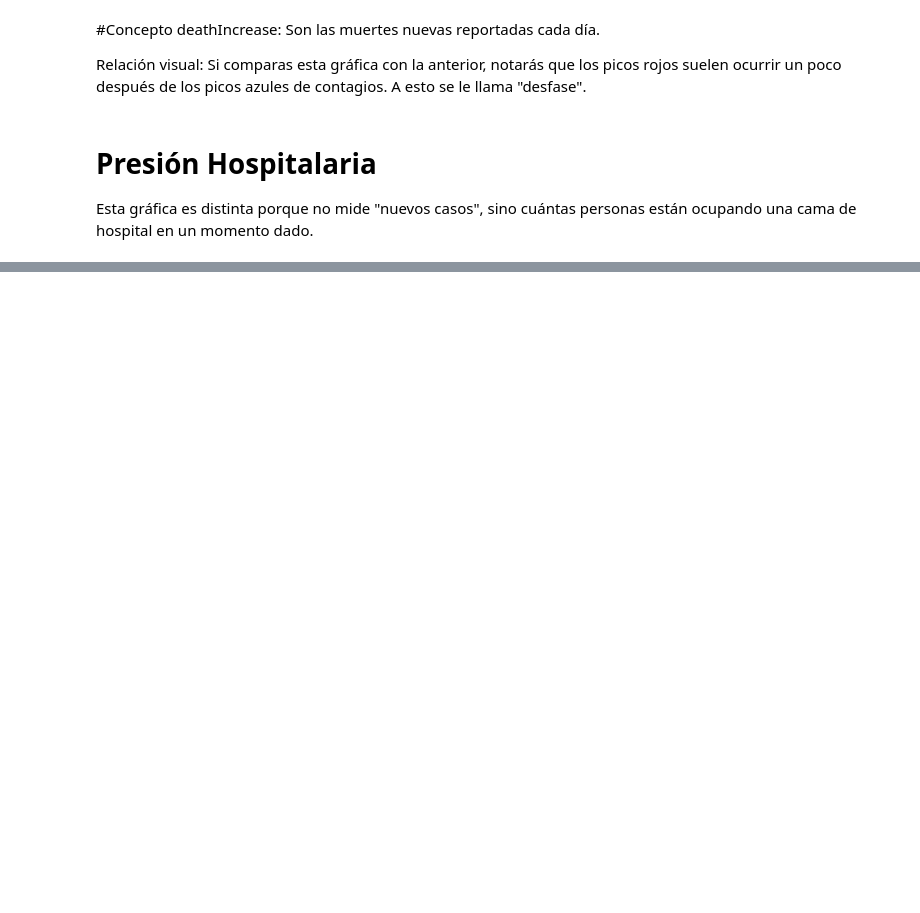
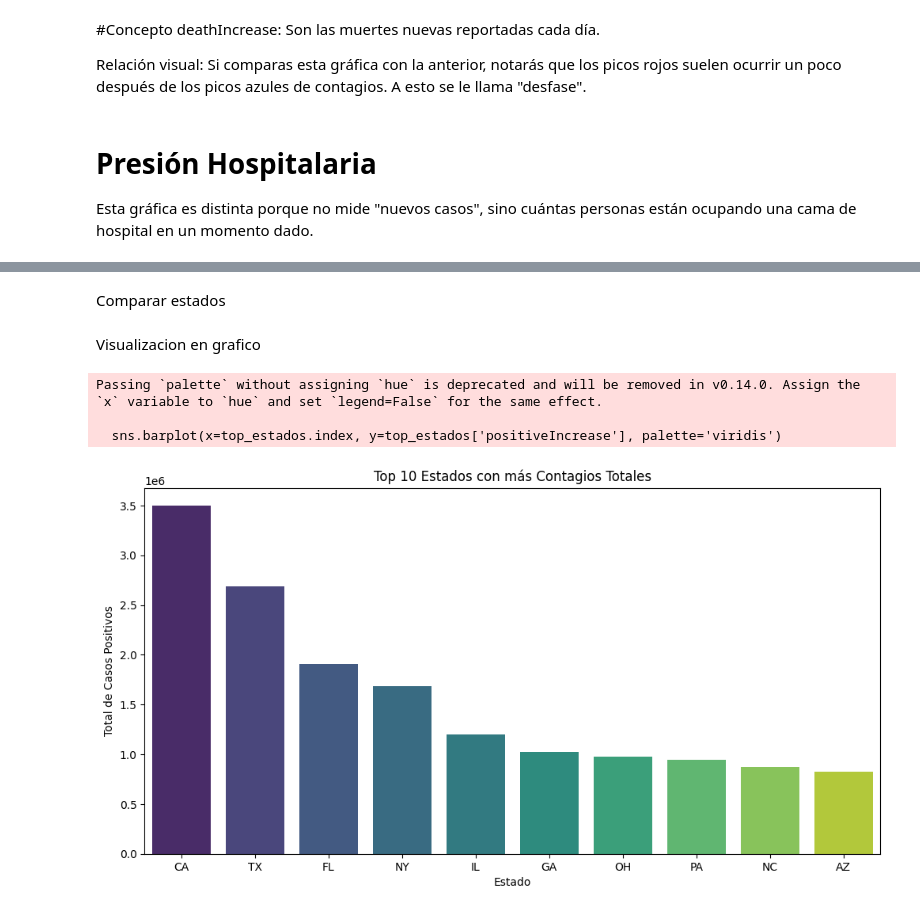
Before and after one commit to Leonkeneddy86/Analisis-Covid-19-, a Jupyter notebook: EDA.ipynb, the cells around one changed output, grey strips where cells are left out. Cells and saved outputs as stored; diff of their text form; code cells hidden in the pictures; blank space fills up the shorter version.

```diff
--- a/EDA.ipynb
+++ b/EDA.ipynb
@@ -430,0 +582,10 @@ Importancia: Sirve para entender si el sistema sanitario estaba saturado o si te
+# %%
+# 1. Agrupamos por estado y sumamos los valores
+# Seleccionamos las columnas que nos interesan
+estados_totales = df.groupby('state')[['positiveIncrease', 'deathIncrease']].sum()
+
+# 2. Ordenamos de mayor a mayor por contagios
+top_estados = estados_totales.sort_values('positiveIncrease', ascending=False).head(10)
+
+# 3. Mostramos el resultado
+print(top_estados)
@@ -430,0 +605,20 @@ Importancia: Sirve para entender si el sistema sanitario estaba saturado o si te
+# %% [markdown]
+Comparar estados
+# %% [markdown]
+Visualizacion en grafico
+# %%
+plt.figure(figsize=(12, 6))
+
+# Creamos un gráfico de barras
+sns.barplot(x=top_estados.index, y=top_estados['positiveIncrease'], palette='viridis')
+
+plt.title('Top 10 Estados con más Contagios Totales')
+plt.xlabel('Estado')
+plt.ylabel('Total de Casos Positivos')
+
+plt.show()
+# %% [output]
+Passing `palette` without assigning `hue` is deprecated and will be removed in v0.14.0. Assign the `x` variable to `hue` and set `legend=False` for the same effect.
+
+  sns.barplot(x=top_estados.index, y=top_estados['positiveIncrease'], palette='viridis')
+[figure, added]
```
Also changed, not shown: parts of 31 cells of this notebook.
